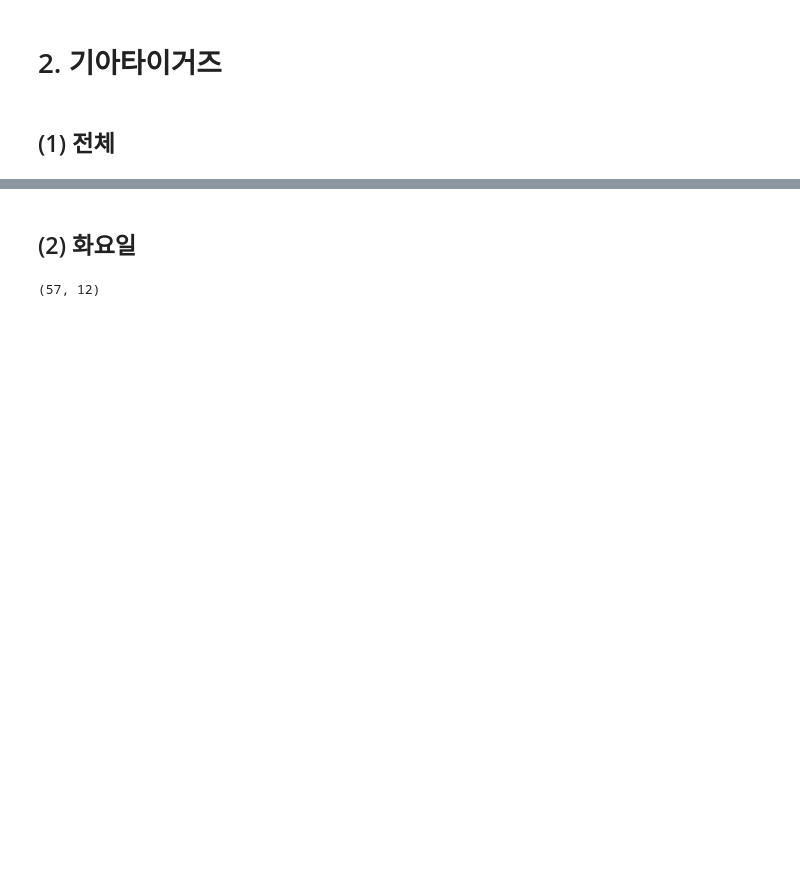
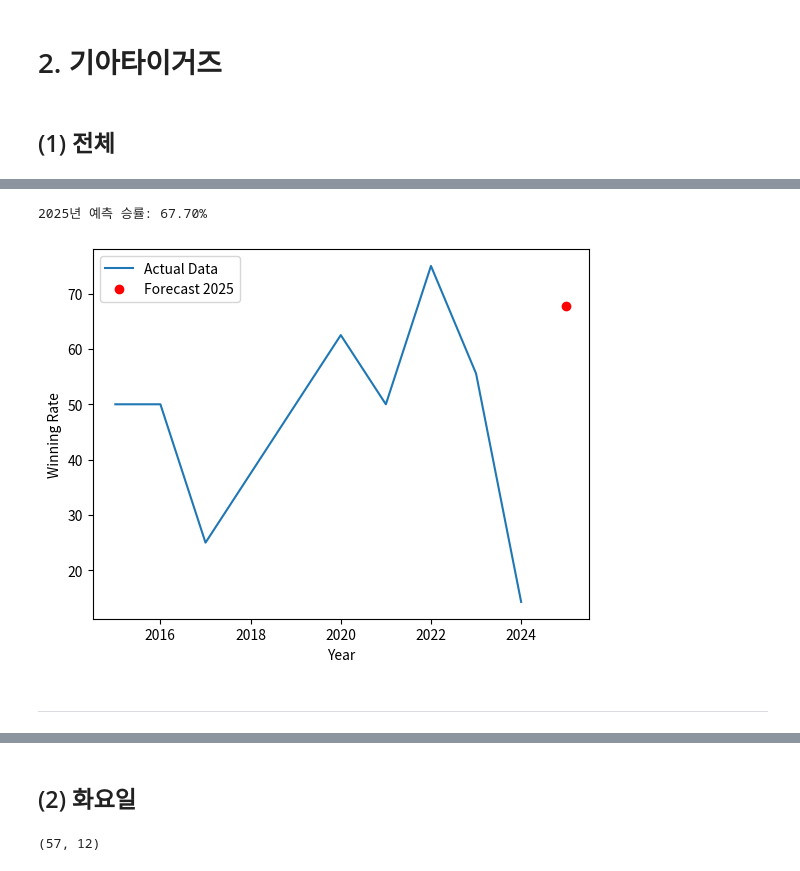
Before and after one commit to IAMKIMEUNSEO/predict2025_kbo_lgtwins_winning_rate, a Jupyter notebook: lgtwins.ipynb, the cells around one changed output, grey strips where cells are left out. Saved outputs shown, nothing was run; the diff lists cells and outputs as text; code cells hidden in the pictures; blank space fills up the shorter version.

```diff
--- a/lgtwins.ipynb
+++ b/lgtwins.ipynb
@@ -711,3 +811,58 @@ df_kia
+# %%
+import pandas as pd
+from statsmodels.tsa.api import VAR
+import matplotlib.pyplot as plt
+
+# df_kiaA 데이터 준비
+data_kiaA = {
+    'year': [2015, 2016, 2017, 2018, 2019, 2020, 2021, 2022, 2023, 2024],
+    'RS': [38.0, 42.0, 47.0, 57.0, 45.0, 57.0, 43.0, 59.0, 57.0, 31.0],
+    'OPS': [0.766, 0.786, 0.880, 0.870, 0.732, 0.787, 0.632, 0.722, 0.771, 0.921],
+    'ERA': [5.27, 5.25, 7.51, 7.52, 5.69, 4.83, 2.71, 2.83, 4.79, 6.63],
+    'RS9': [4.9, 5.4, 6.2, 7.7, 6.0, 7.4, 5.6, 7.6, 6.7, 4.9],
+    'AVG': [0.263, 0.258, 0.313, 0.318, 0.298, 0.275, 0.230, 0.247, 0.306, 0.353],
+    'R': [43.0, 45.0, 57.0, 59.0, 46.0, 46.0, 24.0, 23.0, 44.0, 49.0],
+    'S': [2.0, 3.0, 1.0, 1.0, 2.0, 2.0, 0.0, 2.0, 2.0, 1.0],
+    'IP': [70.0, 70.1, 68.1, 67.0, 68.0, 69.0, 69.2, 70.0, 77.0, 57.0],
+    'WHIP': [1.40, 1.36, 1.68, 1.87, 1.50, 1.48, 1.33, 1.31, 1.68, 2.02],
+    'ER': [41.0, 41.0, 57.0, 56.0, 43.0, 37.0, 21.0, 22.0, 41.0, 42.0],
+    'HR': [9.0, 10.0, 10.0, 7.0, 3.0, 11.0, 2.0, 9.0, 6.0, 5.0],
+    'SO': [60.0, 60.0, 46.0, 44.0, 54.0, 54.0, 48.0, 52.0, 58.0, 39.0],
+    'H': [69.0, 69.0, 89.0, 89.0, 81.0, 77.0, 59.0, 65.0, 96.0, 83.0],
+    'SF': [2.0, 3.0, 4.0, 4.0, 2.0, 2.0, 0.0, 1.0, 3.0, 5.0],
+    'OBP': [0.346, 0.337, 0.384, 0.402, 0.361, 0.337, 0.339, 0.323, 0.370, 0.427],
+    'G': [34.0, 36.0, 37.0, 33.0, 34.0, 35.0, 34.0, 41.0, 49.0, 28.0],
+    'GS': [8.0, 8.0, 8.0, 8.0, 8.0, 8.0, 8.0, 8.0, 9.0, 7.0],
+    'W': [4.0, 4.0, 2.0, 3.0, 4.0, 5.0, 4.0, 6.0, 5.0, 1.0],
+    'L': [4.0, 4.0, 6.0, 5.0, 4.0, 3.0, 3.0, 2.0, 4.0, 6.0],
+    'winning_rate': [50.00, 50.00, 25.00, 37.50, 50.00, 62.50, 50.00, 75.00, 55.56, 14.29]
+}
+
+df_kiaA = pd.DataFrame(data_kiaA)
+df_kiaA.set_index('year', inplace=True)
+
+# VAR 모델 학습
+model_kiaA = VAR(df_kiaA)  # 모든 컬럼을 사용
+model_fitted_kiaA = model_kiaA.fit(maxlags=1)  # 최적의 lag 수 설정
+
+# 2025년 예측
+forecast_kiaA = model_fitted_kiaA.forecast(df_kiaA.values[-1:], steps=1)
+forecast_df_kiaA = pd.DataFrame(forecast_kiaA, columns=df_kiaA.columns, index=[2025])
+
+print(f"2025년 예측 승률: {forecast_kiaA[0][-1]:.2f}%")
+
+# 예측 결과 시각화
+plt.plot(df_kiaA.index, df_kiaA['winning_rate'], label='Actual Data')
+plt.plot(2025, forecast_df_kiaA['winning_rate'].values[0], 'ro', label='Forecast 2025')
+plt.xlabel('Year')
+plt.ylabel('Winning Rate')
+plt.legend()
+plt.show()
+# %% [output]
+2025년 예측 승률: 67.70%
+[figure, added]
+# %% [markdown]
+---
 # %%
 df_kiaH = df_kia.iloc[:10, 1:]  #홈
 df_kiaA = df_kia.iloc[10:, 1:]  #원정
```
Also changed, not shown: parts of 26 cells of this notebook.
